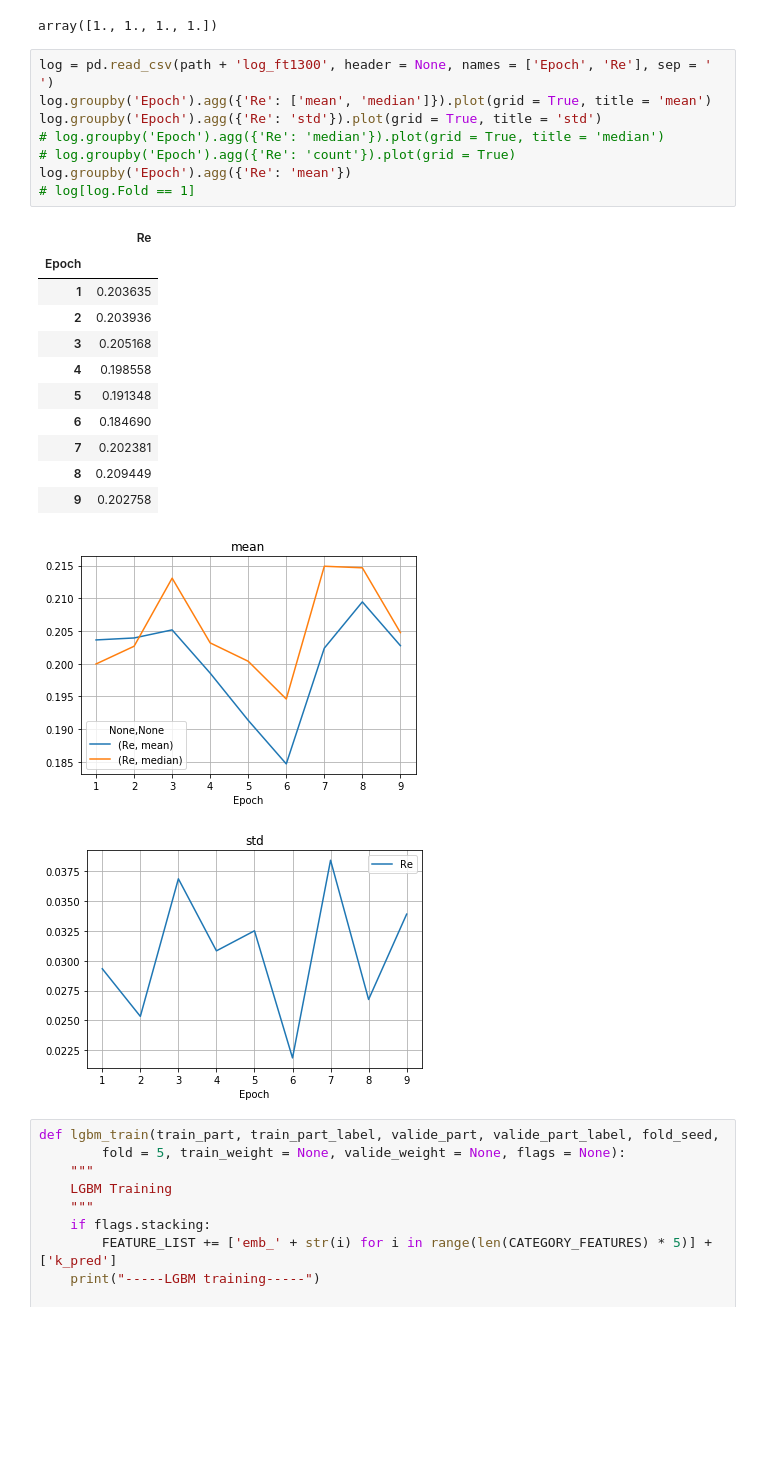
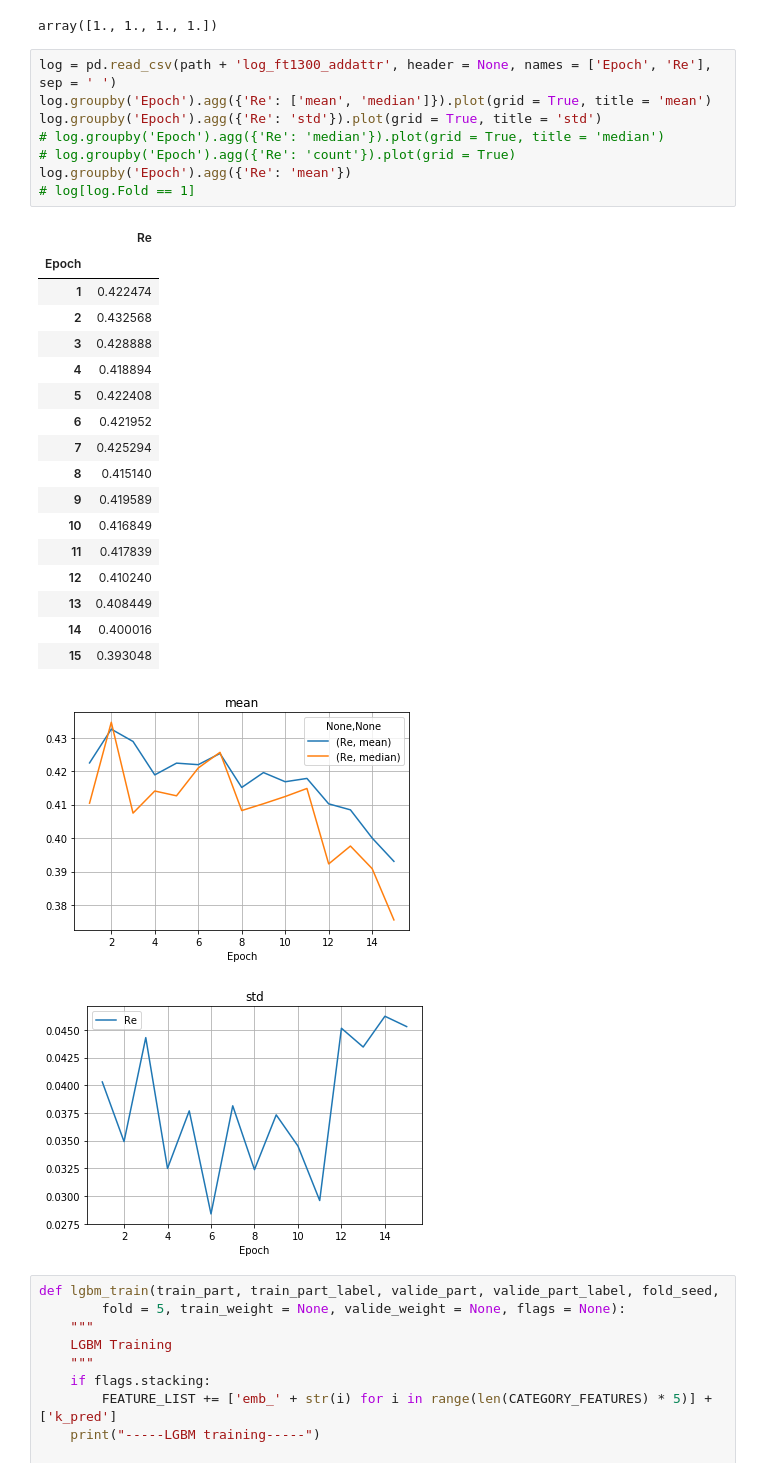
Before and after one commit to ifuding/TC, a Jupyter notebook: ZJC/sub/code/EmbAttrToImagFeaturesClean_GCN_DataB_Clean-Copy2.ipynb, the cells around one changed output. Drawn from its saved outputs; the diff is of its cells as text; blank space fills up the shorter version.

```diff
--- a/ZJC/sub/code/EmbAttrToImagFeaturesClean_GCN_DataB_Clean-Copy2.ipynb
+++ b/ZJC/sub/code/EmbAttrToImagFeaturesClean_GCN_DataB_Clean-Copy2.ipynb
@@ -1986,27 +2006,33 @@ np.ones((2, 2)).flatten()
 # %% [output]
 array([1., 1., 1., 1.])
 # %%
-log = pd.read_csv(path + 'log_ft1300', header = None, names = ['Epoch', 'Re'], sep = ' ')
+log = pd.read_csv(path + 'log_ft1300_addattr', header = None, names = ['Epoch', 'Re'], sep = ' ')
 log.groupby('Epoch').agg({'Re': ['mean', 'median']}).plot(grid = True, title = 'mean')
 log.groupby('Epoch').agg({'Re': 'std'}).plot(grid = True, title = 'std')
 # log.groupby('Epoch').agg({'Re': 'median'}).plot(grid = True, title = 'median')
 # log.groupby('Epoch').agg({'Re': 'count'}).plot(grid = True)
 log.groupby('Epoch').agg({'Re': 'mean'})
 # log[log.Fold == 1]
 # %% [output]
 |  | Re |
 | Epoch |  |
-| 1 | 0.203635 |
-| 2 | 0.203936 |
-| 3 | 0.205168 |
-| 4 | 0.198558 |
-| 5 | 0.191348 |
-| 6 | 0.184690 |
-| 7 | 0.202381 |
-| 8 | 0.209449 |
-| 9 | 0.202758 |
+| 1 | 0.422474 |
+| 2 | 0.432568 |
+| 3 | 0.428888 |
+| 4 | 0.418894 |
+| 5 | 0.422408 |
+| 6 | 0.421952 |
+| 7 | 0.425294 |
+| 8 | 0.415140 |
+| 9 | 0.419589 |
+| 10 | 0.416849 |
+| 11 | 0.417839 |
+| 12 | 0.410240 |
+| 13 | 0.408449 |
+| 14 | 0.400016 |
+| 15 | 0.393048 |
-[figure, old version]
+[figure, new version]
-[figure, old version]
+[figure, new version]
 # %%
 def lgbm_train(train_part, train_part_label, valide_part, valide_part_label, fold_seed,
         fold = 5, train_weight = None, valide_weight = None, flags = None):
```
Also changed, not shown: parts of 16 cells of this notebook, 5 other files.
